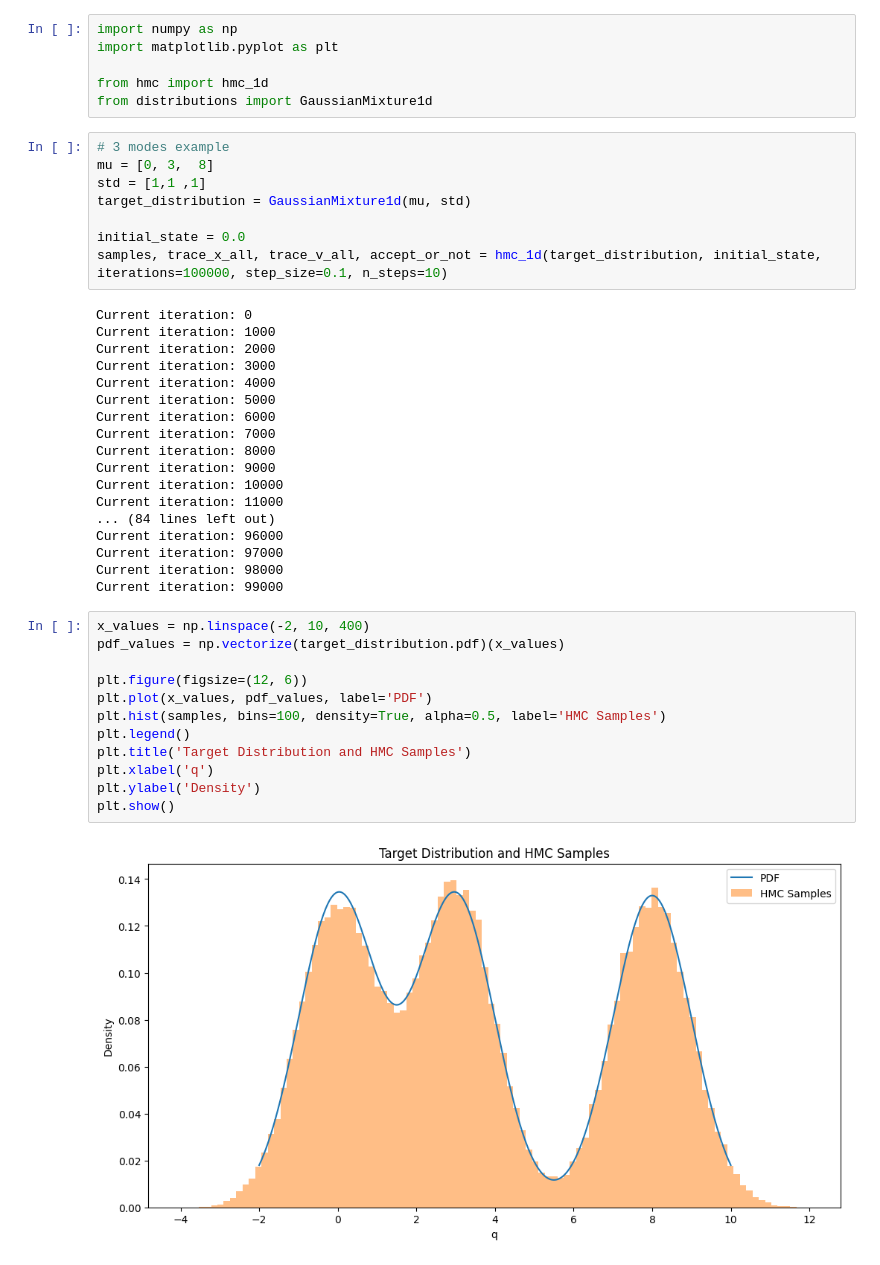
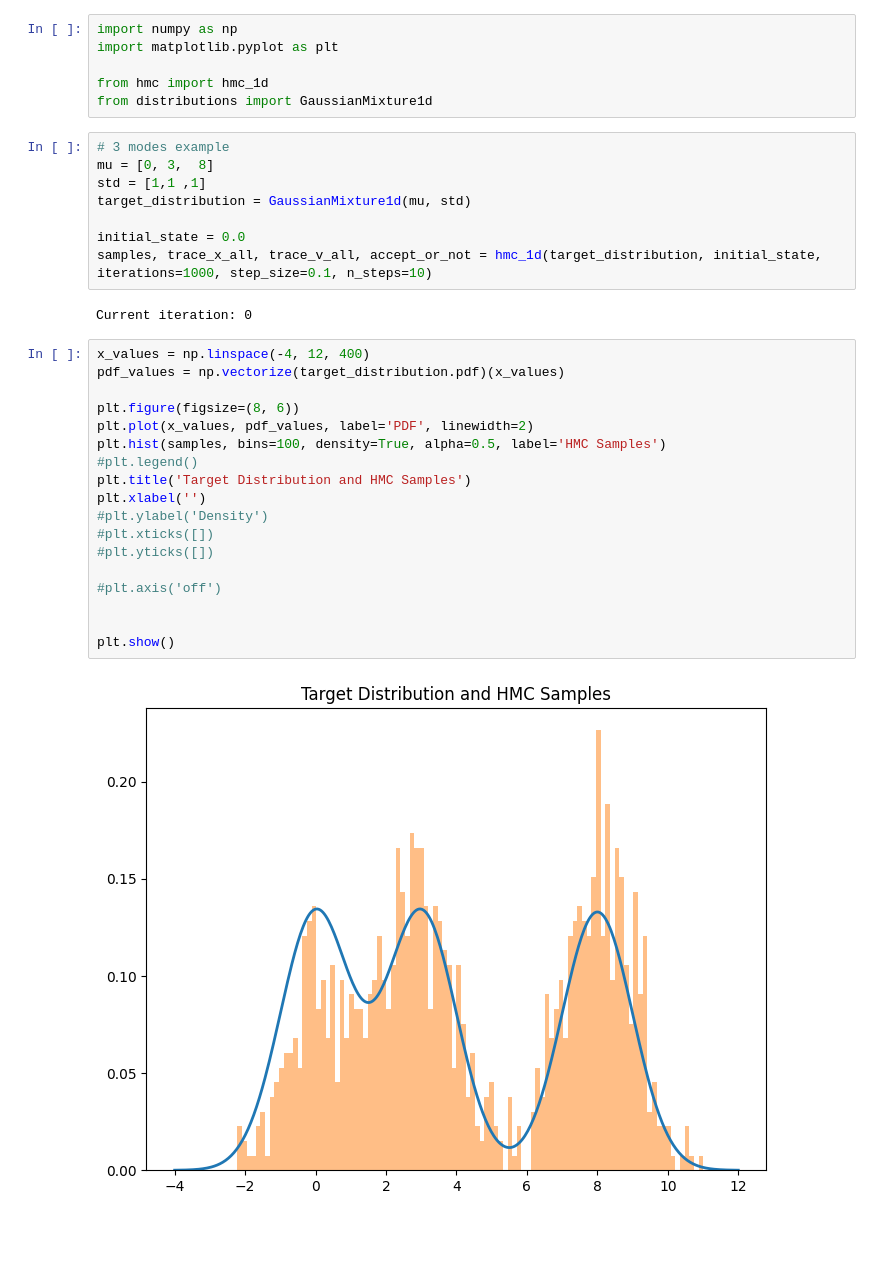
Before and after one commit to iscyb/HMC, a Jupyter notebook: src/1d/experiments.ipynb, the cells around one changed output. Saved outputs shown, nothing was run; the diff lists cells and outputs as text; blank space fills up the shorter version.

Commit message:
seminar plots

```diff
--- a/src/1d/experiments.ipynb
+++ b/src/1d/experiments.ipynb
@@ -11,37 +11,27 @@ std = [1,1 ,1]
 target_distribution = GaussianMixture1d(mu, std)
 
 initial_state = 0.0
-samples, trace_x_all, trace_v_all, accept_or_not = hmc_1d(target_distribution, initial_state, iterations=100000, step_size=0.1, n_steps=10)
+samples, trace_x_all, trace_v_all, accept_or_not = hmc_1d(target_distribution, initial_state, iterations=1000, step_size=0.1, n_steps=10)
 # %% [output]
 Current iteration: 0
-Current iteration: 1000
-Current iteration: 2000
-Current iteration: 3000
-Current iteration: 4000
-Current iteration: 5000
-Current iteration: 6000
-Current iteration: 7000
-Current iteration: 8000
-Current iteration: 9000
-Current iteration: 10000
-Current iteration: 11000
-... (84 lines left out)
-Current iteration: 96000
-Current iteration: 97000
-Current iteration: 98000
-Current iteration: 99000
 # %%
-x_values = np.linspace(-2, 10, 400)
+x_values = np.linspace(-4, 12, 400)
 pdf_values = np.vectorize(target_distribution.pdf)(x_values)
 
-plt.figure(figsize=(12, 6))
-plt.plot(x_values, pdf_values, label='PDF')
+plt.figure(figsize=(8, 6))
+plt.plot(x_values, pdf_values, label='PDF', linewidth=2)
 plt.hist(samples, bins=100, density=True, alpha=0.5, label='HMC Samples')
-plt.legend()
+#plt.legend()
 plt.title('Target Distribution and HMC Samples')
-plt.xlabel('q')
-plt.ylabel('Density')
+plt.xlabel('')
+#plt.ylabel('Density')
+#plt.xticks([])
+#plt.yticks([])
+
+#plt.axis('off')
+
+
 plt.show()
 # %% [output]
-[figure, old version]
+[figure, new version]
 # %%
```
Also changed, not shown: parts of 6 cells of this notebook.
